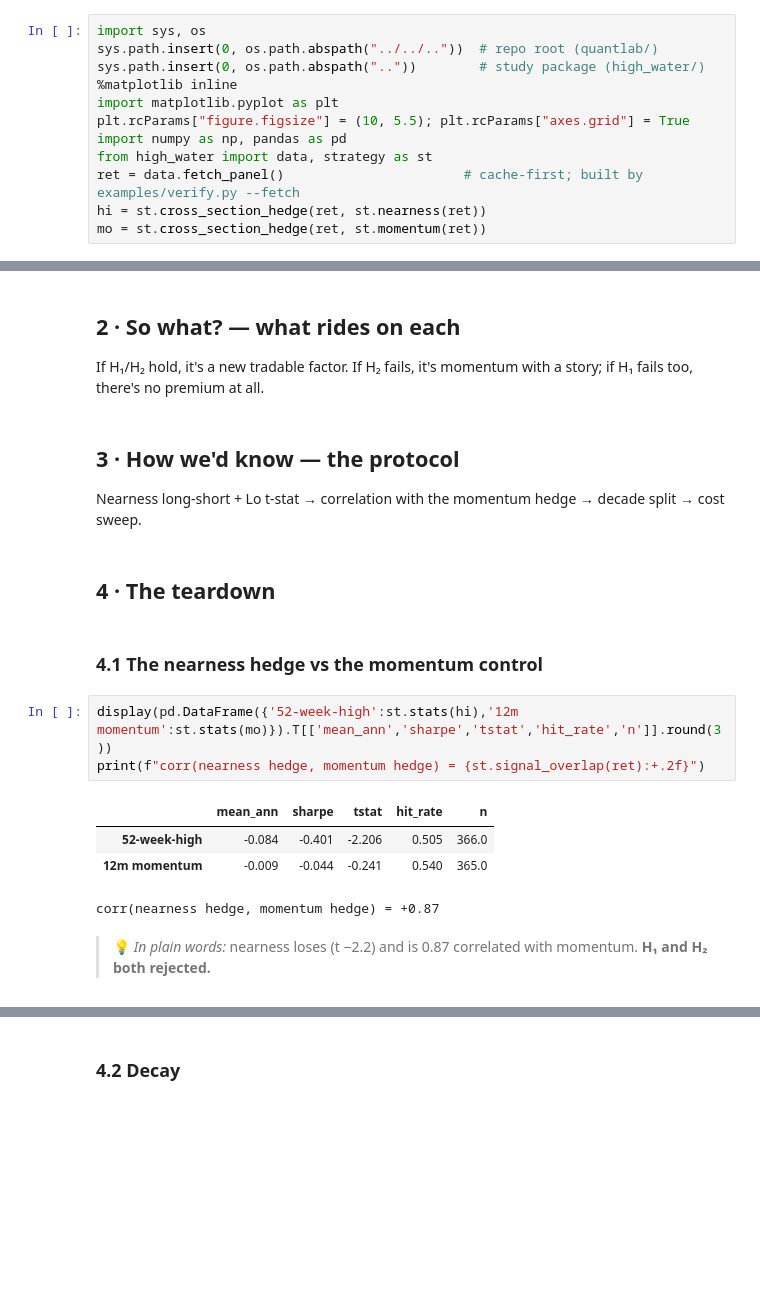
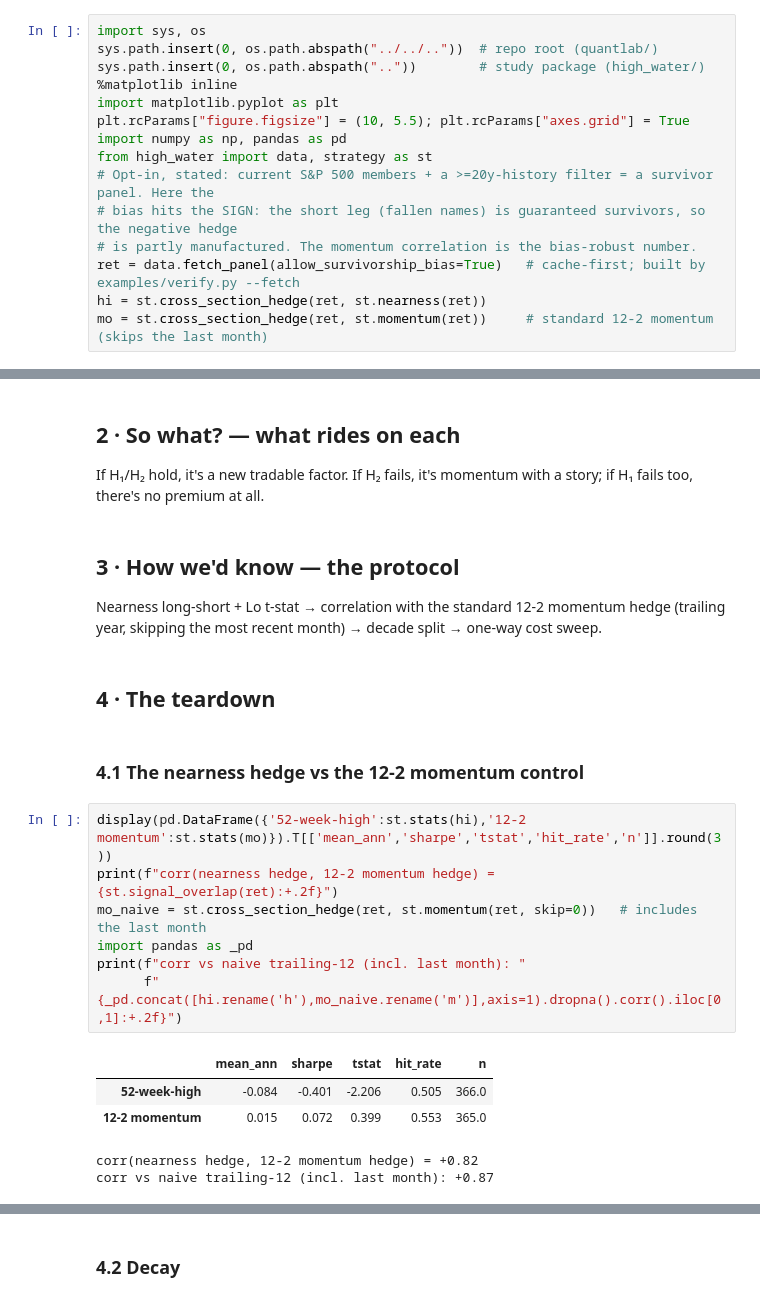
Before and after one commit to Guillain-RDCDE/Open-Alpha-Lab, a Jupyter notebook: studies/50-high-water/notebooks/02_for_the_quants.ipynb, the cells around one changed output, grey strips where cells are left out. Saved outputs shown, nothing was run; the diff lists cells and outputs as text; blank space fills up the shorter version.

```diff
--- a/studies/50-high-water/notebooks/02_for_the_quants.ipynb
+++ b/studies/50-high-water/notebooks/02_for_the_quants.ipynb
@@ -18,9 +18,12 @@ import matplotlib.pyplot as plt
 plt.rcParams["figure.figsize"] = (10, 5.5); plt.rcParams["axes.grid"] = True
 import numpy as np, pandas as pd
 from high_water import data, strategy as st
-ret = data.fetch_panel()                       # cache-first; built by examples/verify.py --fetch
+# Opt-in, stated: current S&P 500 members + a >=20y-history filter = a survivor panel. Here the
+# bias hits the SIGN: the short leg (fallen names) is guaranteed survivors, so the negative hedge
+# is partly manufactured. The momentum correlation is the bias-robust number.
+ret = data.fetch_panel(allow_survivorship_bias=True)   # cache-first; built by examples/verify.py --fetch
 hi = st.cross_section_hedge(ret, st.nearness(ret))
-mo = st.cross_section_hedge(ret, st.momentum(ret))
+mo = st.cross_section_hedge(ret, st.momentum(ret))     # standard 12-2 momentum (skips the last month)
 # %% [markdown]
 ## Verdict, up front
 
@@ -44,18 +49,21 @@ If H₁/H₂ hold, it's a new tradable factor. If H₂ fails, it's momentum with
 # %% [markdown]
 ## 3 · How we'd know — the protocol
 
-Nearness long-short + Lo t-stat → correlation with the momentum hedge → decade split → cost sweep.
+Nearness long-short + Lo t-stat → correlation with the standard 12-2 momentum hedge (trailing year, skipping the most recent month) → decade split → one-way cost sweep.
 # %% [markdown]
 ## 4 · The teardown
 # %% [markdown]
-### 4.1 The nearness hedge vs the momentum control
+### 4.1 The nearness hedge vs the 12-2 momentum control
 # %%
-display(pd.DataFrame({'52-week-high':st.stats(hi),'12m momentum':st.stats(mo)}).T[['mean_ann','sharpe','tstat','hit_rate','n']].round(3))
-print(f"corr(nearness hedge, momentum hedge) = {st.signal_overlap(ret):+.2f}")
+display(pd.DataFrame({'52-week-high':st.stats(hi),'12-2 momentum':st.stats(mo)}).T[['mean_ann','sharpe','tstat','hit_rate','n']].round(3))
+print(f"corr(nearness hedge, 12-2 momentum hedge) = {st.signal_overlap(ret):+.2f}")
+mo_naive = st.cross_section_hedge(ret, st.momentum(ret, skip=0))   # includes the last month
+import pandas as _pd
+print(f"corr vs naive trailing-12 (incl. last month): "
+      f"{_pd.concat([hi.rename('h'),mo_naive.rename('m')],axis=1).dropna().corr().iloc[0,1]:+.2f}")
 # %% [output]
 |  | mean_ann | sharpe | tstat | hit_rate | n |
 | 52-week-high | -0.084 | -0.401 | -2.206 | 0.505 | 366.0 |
-| 12m momentum | -0.009 | -0.044 | -0.241 | 0.540 | 365.0 |
+| 12-2 momentum | 0.015 | 0.072 | 0.399 | 0.553 | 365.0 |
-corr(nearness hedge, momentum hedge) = +0.87
+corr(nearness hedge, 12-2 momentum hedge) = +0.82
+corr vs naive trailing-12 (incl. last month): +0.87
-# %% [markdown]
-> 💡 *In plain words:* nearness loses (t −2.2) and is 0.87 correlated with momentum. **H₁ and H₂ both rejected.**
```
Also changed, not shown: parts of 12 cells of this notebook, 21 other files.
